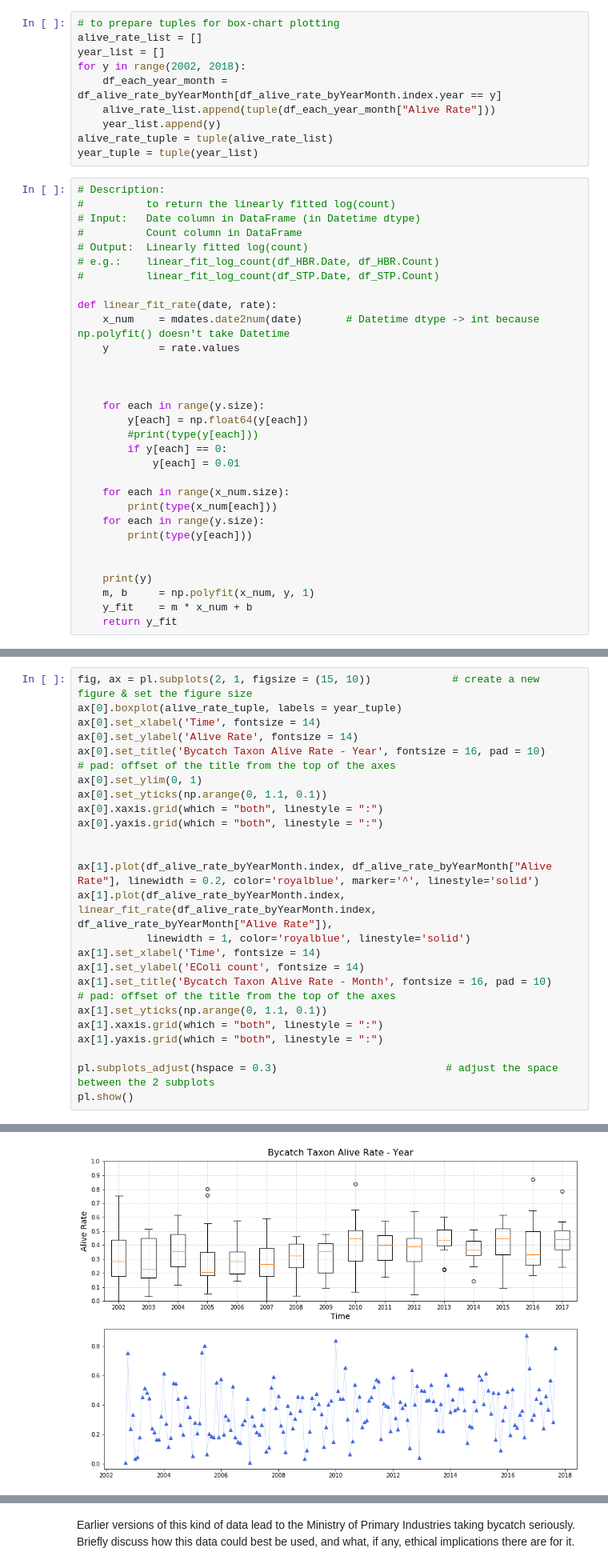
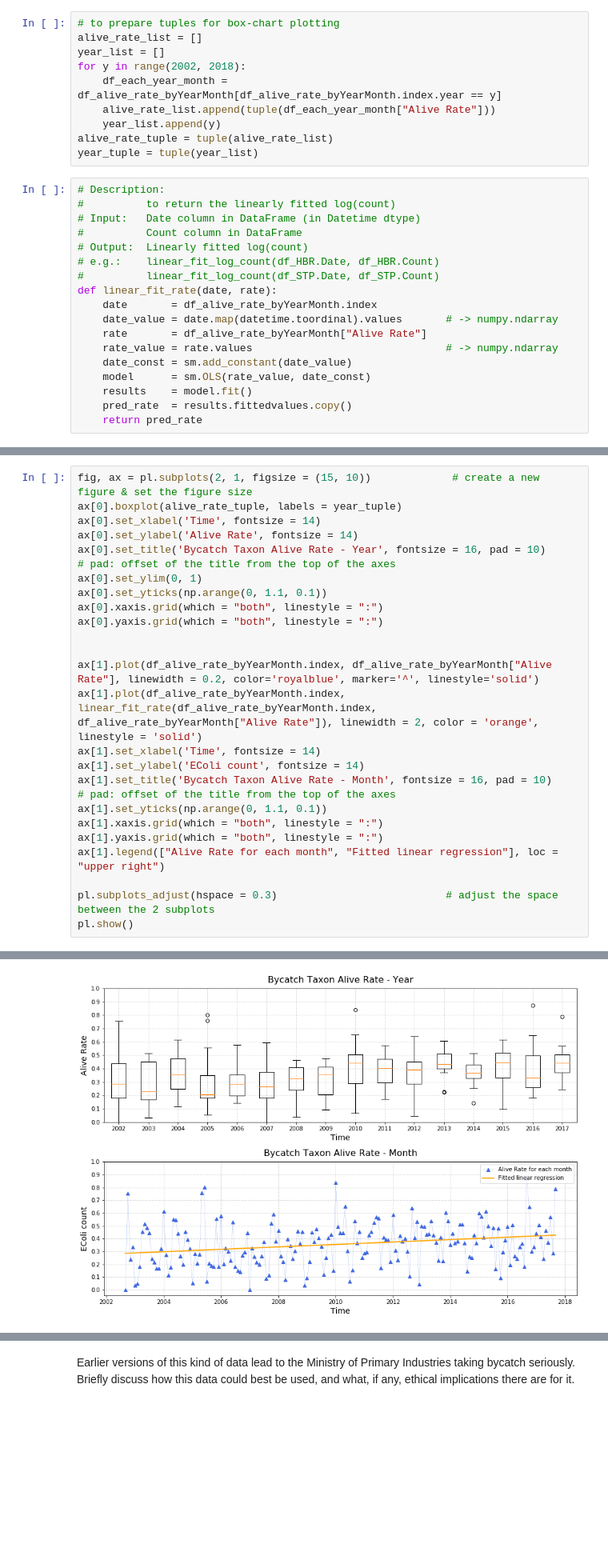
Before and after one commit to hanhnus/DATA201, a Jupyter notebook: Project 1.ipynb, the cells around one changed output, grey strips where cells are left out. Shown at 80% size. Drawn from its saved outputs; the diff is of its cells as text; blank space fills up the shorter version.

```diff
--- a/Project 1.ipynb
+++ b/Project 1.ipynb
@@ -297,26 +297,13 @@ year_tuple = tuple(year_list)
 # Output:  Linearly fitted log(count)
 # e.g.:    linear_fit_log_count(df_HBR.Date, df_HBR.Count)
 #          linear_fit_log_count(df_STP.Date, df_STP.Count)
-
 def linear_fit_rate(date, rate):
-    x_num    = mdates.date2num(date)       # Datetime dtype -> int because np.polyfit() doesn't take Datetime
-    y        = rate.values
-
-
-
-    for each in range(y.size):
-        y[each] = np.float64(y[each])
-        #print(type(y[each]))
-        if y[each] == 0:
-            y[each] = 0.01
-
-    for each in range(x_num.size):
-        print(type(x_num[each]))
-    for each in range(y.size):
-        print(type(y[each]))
-
-
-    print(y)
-    m, b     = np.polyfit(x_num, y, 1)
-    y_fit    = m * x_num + b
-    return y_fit
+    date       = df_alive_rate_byYearMonth.index
+    date_value = date.map(datetime.toordinal).values       # -> numpy.ndarray
+    rate       = df_alive_rate_byYearMonth["Alive Rate"]
+    rate_value = rate.values                               # -> numpy.ndarray
+    date_const = sm.add_constant(date_value)
+    model      = sm.OLS(rate_value, date_const)
+    results    = model.fit()
+    pred_rate  = results.fittedvalues.copy()
+    return pred_rate
@@ -342,14 +320,14 @@ ax[0].yaxis.grid(which = "both", linestyle = ":")
 
 
 ax[1].plot(df_alive_rate_byYearMonth.index, df_alive_rate_byYearMonth["Alive Rate"], linewidth = 0.2, color='royalblue', marker='^', linestyle='solid')
-ax[1].plot(df_alive_rate_byYearMonth.index, linear_fit_rate(df_alive_rate_byYearMonth.index, df_alive_rate_byYearMonth["Alive Rate"]),
-           linewidth = 1, color='royalblue', linestyle='solid')
+ax[1].plot(df_alive_rate_byYearMonth.index, linear_fit_rate(df_alive_rate_byYearMonth.index, df_alive_rate_byYearMonth["Alive Rate"]), linewidth = 2, color = 'orange', linestyle = 'solid')
 ax[1].set_xlabel('Time', fontsize = 14)
 ax[1].set_ylabel('EColi count', fontsize = 14)
 ax[1].set_title('Bycatch Taxon Alive Rate - Month', fontsize = 16, pad = 10)     # pad: offset of the title from the top of the axes
 ax[1].set_yticks(np.arange(0, 1.1, 0.1))
 ax[1].xaxis.grid(which = "both", linestyle = ":")
 ax[1].yaxis.grid(which = "both", linestyle = ":")
+ax[1].legend(["Alive Rate for each month", "Fitted linear regression"], loc = "upper right")
 
 pl.subplots_adjust(hspace = 0.3)                           # adjust the space between the 2 subplots
 pl.show()
@@ -376 +335 @@ was found for ufunc lstsq_n
-[figure, old version]
+[figure, new version]
```
Also changed, not shown: parts of 7 cells of this notebook.
